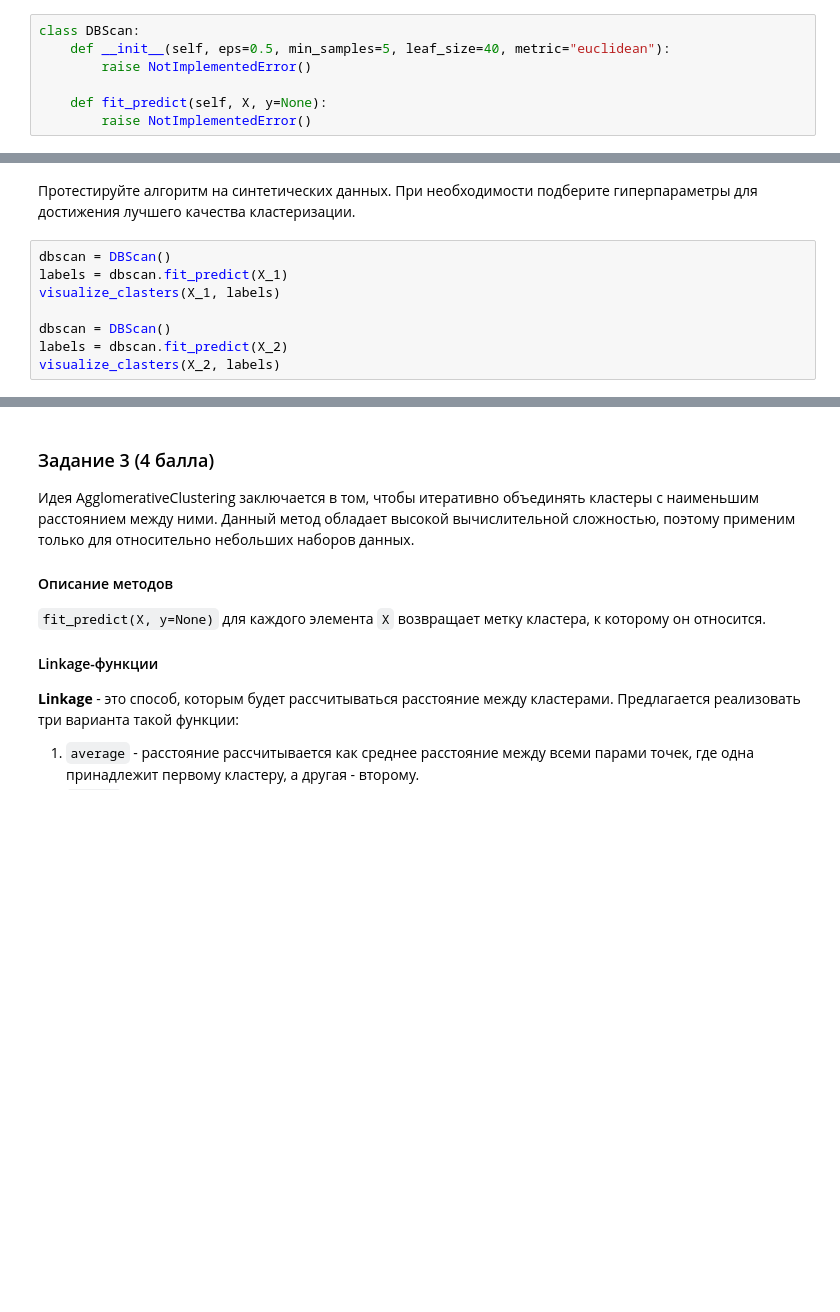
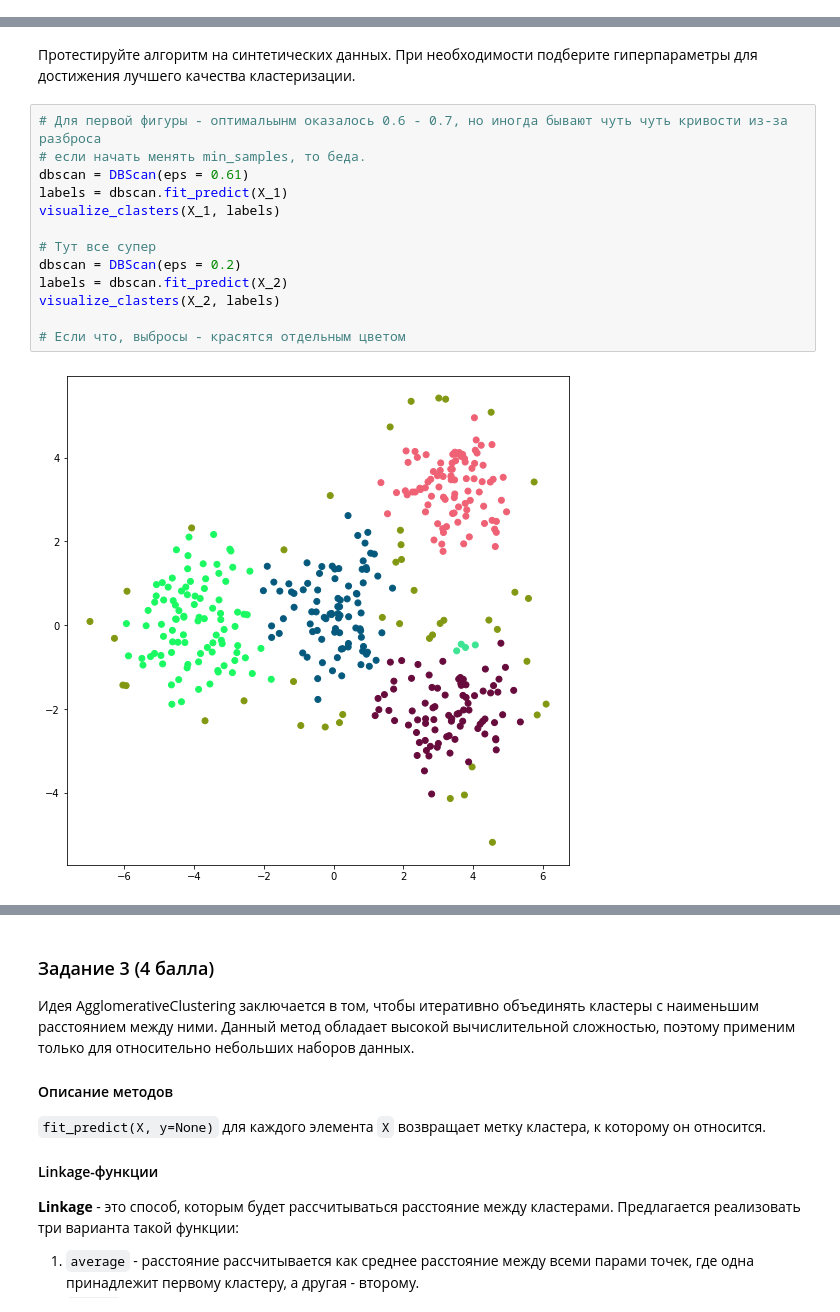
Before and after one commit to TohaRhymes/ml_ib_spring2020, a Jupyter notebook: hw02_clustering.ipynb, the cells around one changed output, grey strips where cells are left out. Cells and saved outputs as stored; diff of their text form; blank space fills up the shorter version.

```diff
--- a/hw02_clustering.ipynb
+++ b/hw02_clustering.ipynb
@@ -147,10 +151,3 @@ visualize_clasters(X_2, labels)
 * `chebyshev`
 
 __Для быстрого поиска соседей используйте `sklearn.neighbors.KDTree`__
-# %%
-class DBScan:
-    def __init__(self, eps=0.5, min_samples=5, leaf_size=40, metric="euclidean"):
-        raise NotImplementedError()
-
-    def fit_predict(self, X, y=None):
-        raise NotImplementedError()
@@ -157,10 +191,17 @@ class DBScan:
 # %% [markdown]
 Протестируйте алгоритм на синтетических данных. При необходимости подберите гиперпараметры для достижения лучшего качества кластеризации.
-# %%
-dbscan = DBScan()
-labels = dbscan.fit_predict(X_1)
-visualize_clasters(X_1, labels)
-
-dbscan = DBScan()
-labels = dbscan.fit_predict(X_2)
-visualize_clasters(X_2, labels)
+# %%
+# Для первой фигуры - оптимальынм оказалось 0.6 - 0.7, но иногда бывают чуть чуть кривости из-за разброса
+# если начать менять min_samples, то беда.
+dbscan = DBScan(eps = 0.61)
+labels = dbscan.fit_predict(X_1)
+visualize_clasters(X_1, labels)
+
+# Тут все супер
+dbscan = DBScan(eps = 0.2)
+labels = dbscan.fit_predict(X_2)
+visualize_clasters(X_2, labels)
+
+# Если что, выбросы - красятся отдельным цветом
+# %% [output]
+[figure, added]
```
Also changed, not shown: parts of 9 cells of this notebook.
